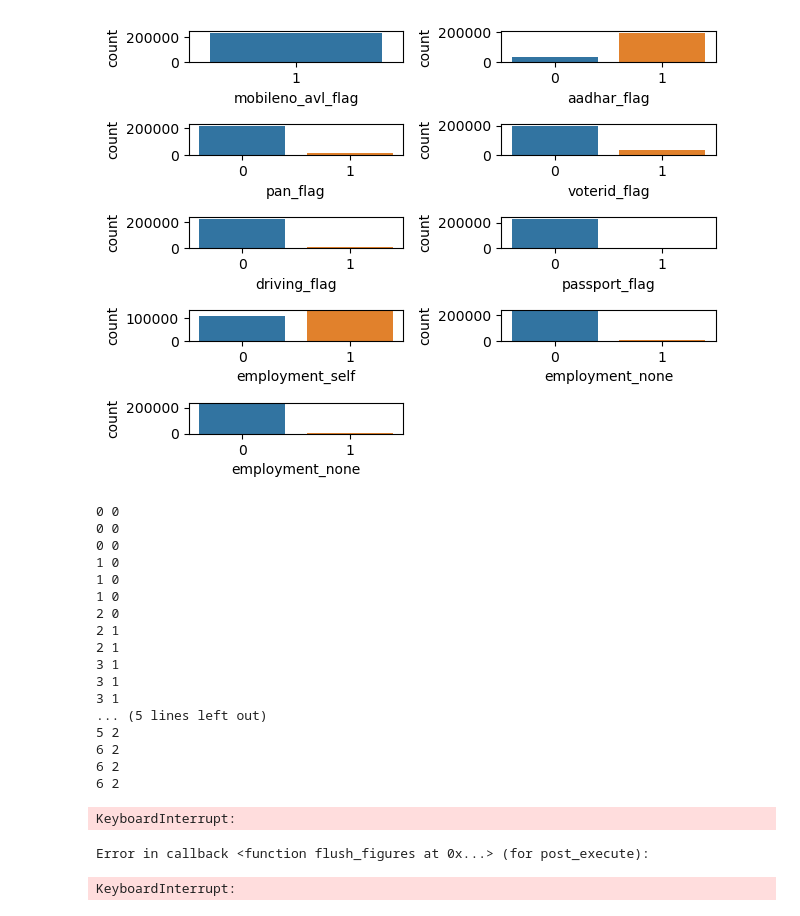
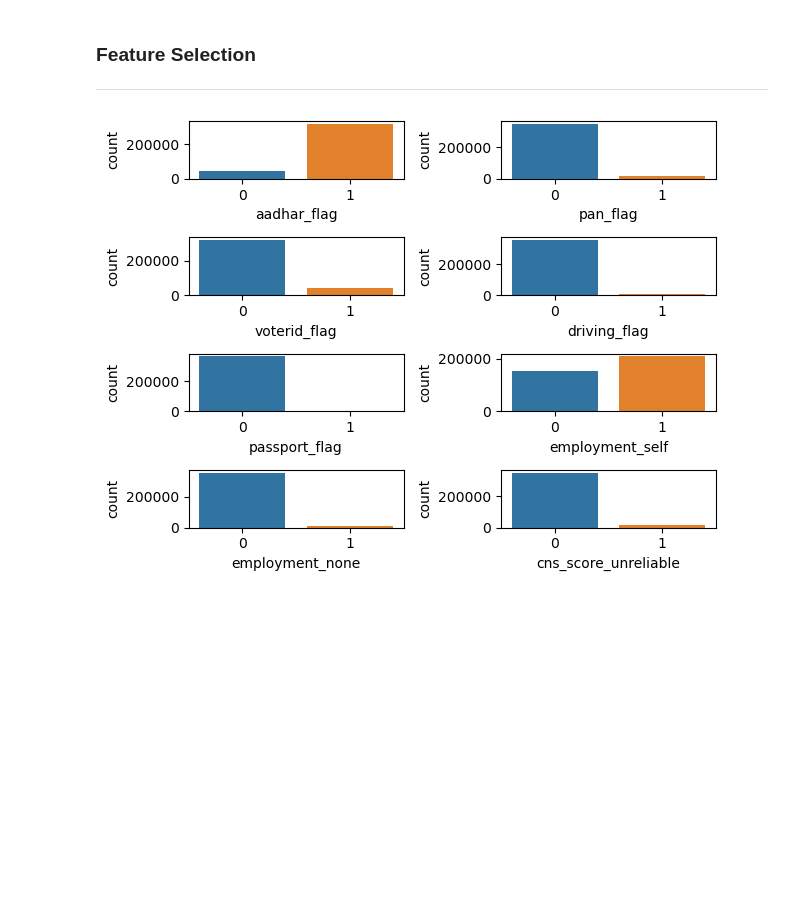
Before and after one commit to elee190/automobile-loan-default, a Jupyter notebook: notebooks/02_Feature_Selection_Engineering.ipynb, the cells around one changed output. Drawn from its saved outputs; the diff is of its cells as text; code cells hidden in the pictures; blank space fills up the shorter version.

Commit message:
feature selection complete

```diff
--- a/notebooks/02_Feature_Selection_Engineering.ipynb
+++ b/notebooks/02_Feature_Selection_Engineering.ipynb
@@ -29,3 +54,6 @@ Index(['disbursed_amount', 'asset_cost', 'ltv', 'branch_id', 'supplier_id',
+# %% [markdown]
+### Feature Selection
+___
 # %%
 continuous = ['disbursed_amount', 'asset_cost', 'ltv', 'perform_cns_score', 'pri_no_of_accts', 'pri_active_accts',
               'pri_overdue_accts', 'pri_current_balance', 'pri_sanctioned_amount', 'pri_disbursed_amount', 'sec_no_of_accts',
@@ -38,54 +66,20 @@ binaries = ['mobileno_avl_flag', 'aadhar_flag', 'pan_flag', 'voterid_flag', 'dri
 
 categorical = ['branch_id', 'supplier_id', 'manufacturer_id', 'current_pincode_id', 'state_id', 'employee_code_id']
 # %%
-fig, ax =plt.subplots(5,2)
-fig.delaxes(ax[4,1])
+fig, ax =plt.subplots(4,2)
 
-plt.subplots_adjust(wspace = 1, hspace = 1)
-
-sns.countplot(x = df['mobileno_avl_flag'], ax=ax[0][0])
-sns.countplot(x = df['aadhar_flag'], ax=ax[0][1])
-sns.countplot(x = df['pan_flag'], ax=ax[1][0])
-sns.countplot(x = df['voterid_flag'], ax=ax[1][1])
-sns.countplot(x = df['driving_flag'], ax=ax[2][0])
-sns.countplot(x = df['passport_flag'], ax=ax[2][1])
-sns.countplot(x = df['employment_self'], ax=ax[3][0])
-sns.countplot(x = df['employment_none'], ax=ax[3][1])
-sns.countplot(x = df['employment_none'], ax=ax[4][0])
+sns.countplot(x = df_resampled['aadhar_flag'], ax=ax[0][0])
+sns.countplot(x = df_resampled['pan_flag'], ax=ax[0][1])
+sns.countplot(x = df_resampled['voterid_flag'], ax=ax[1][0])
+sns.countplot(x = df_resampled['driving_flag'], ax=ax[1][1])
+sns.countplot(x = df_resampled['passport_flag'], ax=ax[2][0])
+sns.countplot(x = df_resampled['employment_self'], ax=ax[2][1])
+sns.countplot(x = df_resampled['employment_none'], ax=ax[3][0])
+sns.countplot(x = df_resampled['cns_score_unreliable'], ax=ax[3][1])
 
 
 plt.tight_layout()
+
+plt.savefig('../visuals/flags_dist')
 # %% [output]
-[figure, old version]
+[figure, new version]
-# %%
-for j, i in list(enumerate(continuous)):
-    print(int(j/3), int(j/7))
-# %% [output]
-0 0
-0 0
-0 0
-1 0
-1 0
-1 0
-2 0
-2 1
-2 1
-3 1
-3 1
-3 1
-... (5 lines left out)
-5 2
-6 2
-6 2
-6 2
-# %%
-fig, ax = plt.subplots(7, 3)
-
-for j, i in list(enumerate(continuous)):
-    ax1 = int(j/3)
-    ax2 = int(j/7)
-    sns.histplot(df[i], ax = ax[ax1][ax2])
-# %% [output]
-KeyboardInterrupt:
-Error in callback <function flush_figures at 0x...> (for post_execute):
-KeyboardInterrupt:
```
Also changed, not shown: parts of 24 cells of this notebook, 14 other files.
